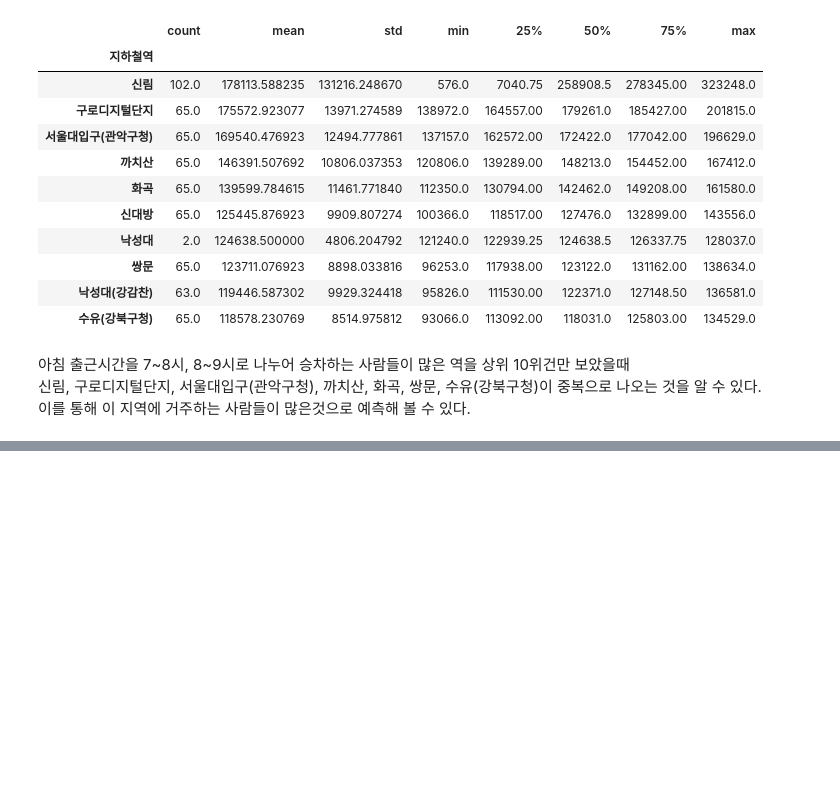
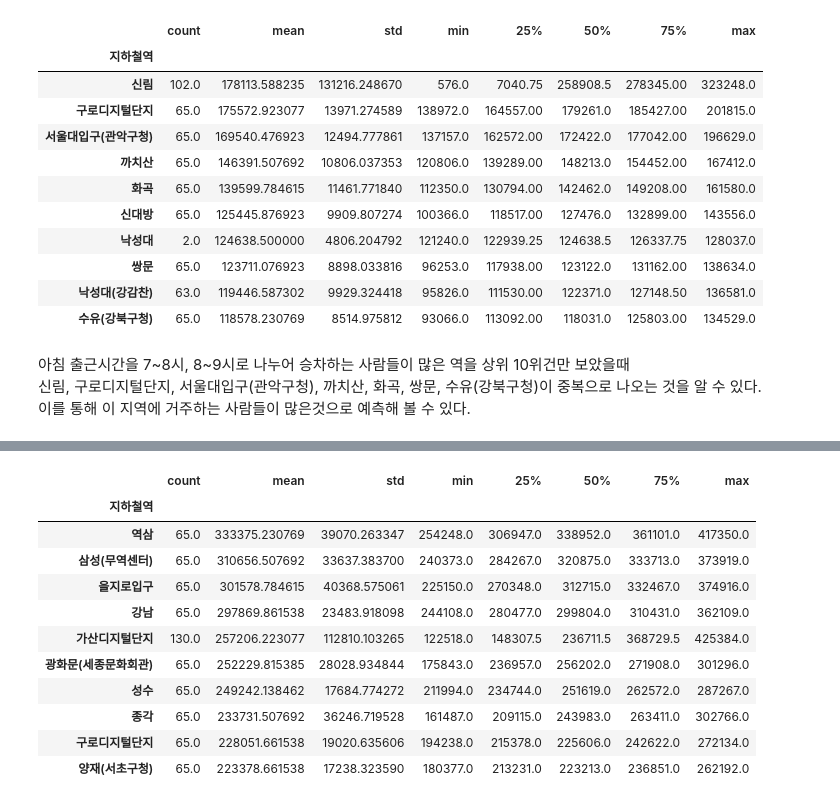
Before and after one commit to Telkem/hipython_rep, a Jupyter notebook: 2_data_anal_subways/보고서.ipynb, the cells around one changed output, grey strips where cells are left out. Cells and saved outputs as stored; diff of their text form; code cells hidden in the pictures; blank space fills up the shorter version.

```diff
--- a/2_data_anal_subways/보고서.ipynb
+++ b/2_data_anal_subways/보고서.ipynb
@@ -123,0 +125,15 @@ subways_df.groupby('지하철역')['08시-09시 승차인원'].describe().sort_v
+# %%
+subways_df.groupby('지하철역')['08시-09시 하차인원'].describe().sort_values('mean',ascending=False).head(10)
+# %% [output]
+|  | count | mean | std | min | 25% | 50% | 75% | max |
+| 지하철역 |  |  |  |  |  |  |  |  |
+| 역삼 | 65.0 | 333375.230769 | 39070.263347 | 254248.0 | 306947.0 | 338952.0 | 361101.0 | 417350.0 |
+| 삼성(무역센터) | 65.0 | 310656.507692 | 33637.383700 | 240373.0 | 284267.0 | 320875.0 | 333713.0 | 373919.0 |
+| 을지로입구 | 65.0 | 301578.784615 | 40368.575061 | 225150.0 | 270348.0 | 312715.0 | 332467.0 | 374916.0 |
+| 강남 | 65.0 | 297869.861538 | 23483.918098 | 244108.0 | 280477.0 | 299804.0 | 310431.0 | 362109.0 |
+| 가산디지털단지 | 130.0 | 257206.223077 | 112810.103265 | 122518.0 | 148307.5 | 236711.5 | 368729.5 | 425384.0 |
+| 광화문(세종문화회관) | 65.0 | 252229.815385 | 28028.934844 | 175843.0 | 236957.0 | 256202.0 | 271908.0 | 301296.0 |
+| 성수 | 65.0 | 249242.138462 | 17684.774272 | 211994.0 | 234744.0 | 251619.0 | 262572.0 | 287267.0 |
+| 종각 | 65.0 | 233731.507692 | 36246.719528 | 161487.0 | 209115.0 | 243983.0 | 263411.0 | 302766.0 |
+| 구로디지털단지 | 65.0 | 228051.661538 | 19020.635606 | 194238.0 | 215378.0 | 225606.0 | 242622.0 | 272134.0 |
+| 양재(서초구청) | 65.0 | 223378.661538 | 17238.323590 | 180377.0 | 213231.0 | 223213.0 | 236851.0 | 262192.0 |
```
Also changed, not shown: parts of 9 cells of this notebook, 1 other file.
